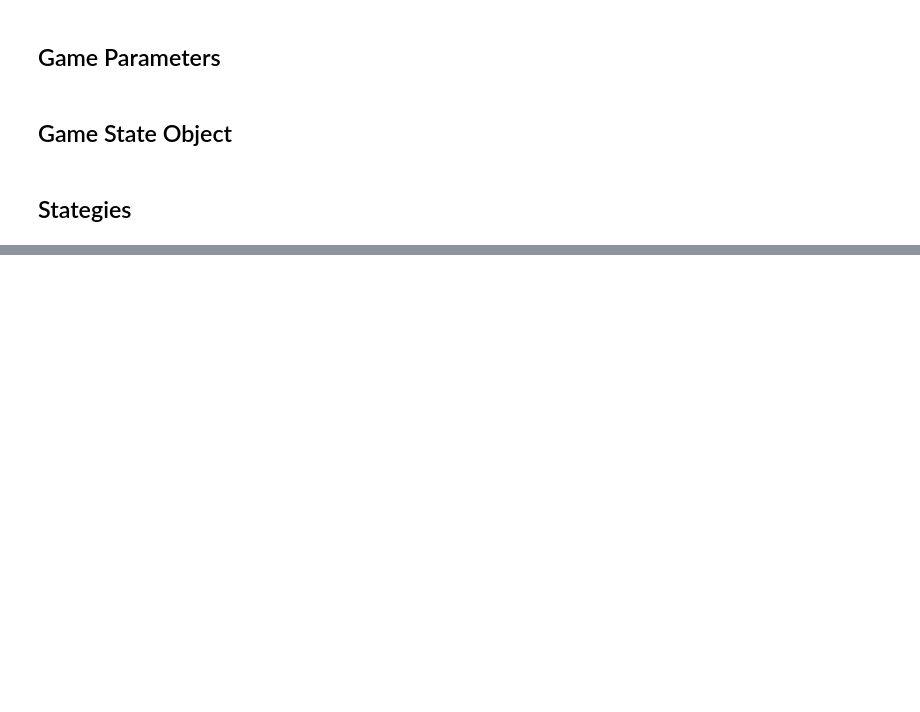
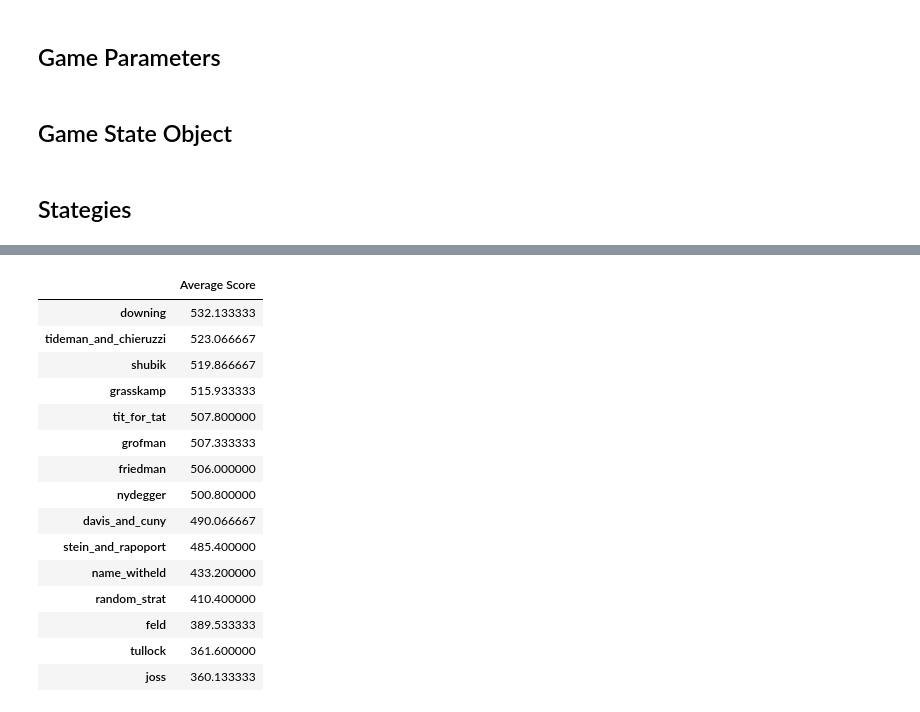
Before and after one commit to D4rkWr4th7/game_theory, a Jupyter notebook: Prisoners_Dilema.ipynb, the cells around one changed output, grey strips where cells are left out. Drawn from its saved outputs; the diff is of its cells as text; code cells hidden in the pictures; blank space fills up the shorter version.

```diff
--- a/Prisoners_Dilema.ipynb
+++ b/Prisoners_Dilema.ipynb
@@ -598,0 +673,26 @@ test_game.player_A_strategy
+# %%
+avg_scores = {}
+for strat in row_col_names:
+    avg_scores[strat] = df.loc[strat].mean()
+
+avg_scores
+results = pd.DataFrame.from_dict(avg_scores, orient='index', columns = ['Average Score'])
+results.sort_values(by='Average Score', ascending=False)
+#df.loc['tit_for_tat'].mean()
+# %% [output]
+|  | Average Score |
+| downing | 532.133333 |
+| tideman_and_chieruzzi | 523.066667 |
+| shubik | 519.866667 |
+| grasskamp | 515.933333 |
+| tit_for_tat | 507.800000 |
+| grofman | 507.333333 |
+| friedman | 506.000000 |
+| nydegger | 500.800000 |
+| davis_and_cuny | 490.066667 |
+| stein_and_rapoport | 485.400000 |
+| name_witheld | 433.200000 |
+| random_strat | 410.400000 |
+| feld | 389.533333 |
+| tullock | 361.600000 |
+| joss | 360.133333 |
```
Also changed, not shown: parts of 13 cells of this notebook.
